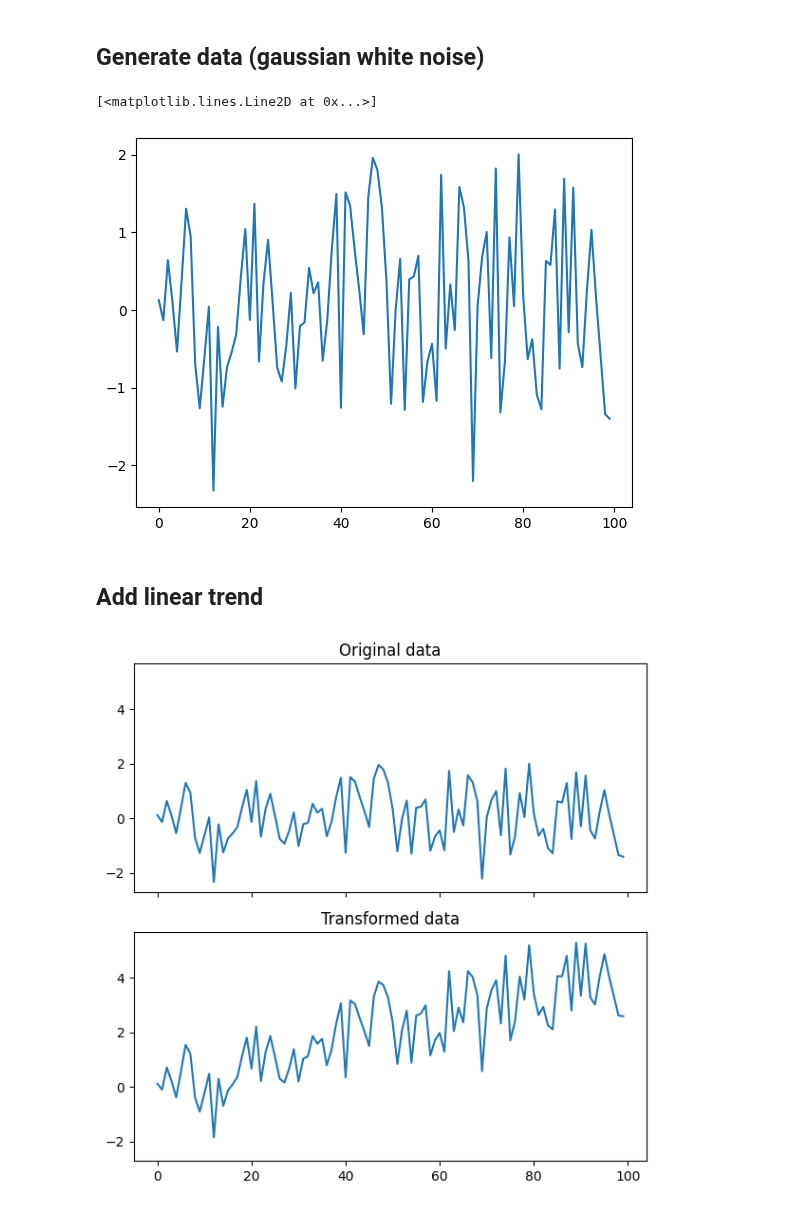
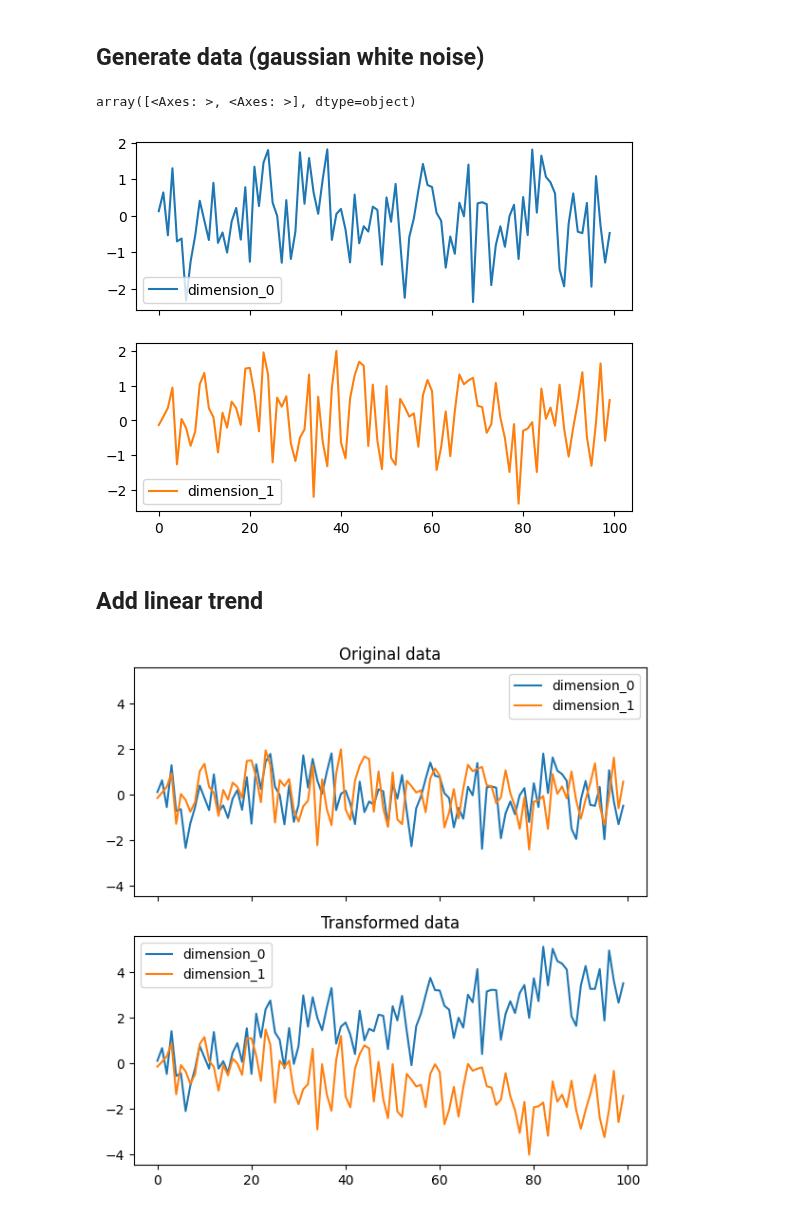
Before and after one commit to Fraunhofer-IESE/badgers, a Jupyter notebook: docs/tutorials/Trends-Time-Series.ipynb, the cells around one changed output. Saved outputs shown, nothing was run; the diff lists cells and outputs as text; code cells hidden in the pictures.

```diff
--- a/docs/tutorials/Trends-Time-Series.ipynb
+++ b/docs/tutorials/Trends-Time-Series.ipynb
@@ -13,13 +14,12 @@ rng = default_rng(seed)
 # %% [markdown]
 ## Generate data (gaussian white noise)
 # %%
-X = rng.normal(size=100)
-t = np.arange(100)
+X = pd.DataFrame(data=rng.normal(size=(100, 2)), columns=['dimension_0', 'dimension_1'])
 # %%
-plt.plot(t, X)
+X.plot(subplots=True)
 # %% [output]
-[<matplotlib.lines.Line2D at 0x...>]
+array([<Axes: >, <Axes: >], dtype=object)
-[figure, old version]
+[figure, new version]
 # %% [markdown]
 ## Add linear trend
 # %%
@@ -29,9 +29,9 @@ Xt, _ = generator.generate(X, None)
 # %%
 fig, axes = plt.subplots(2, sharex=True, sharey=True, figsize=(6,6))
-axes[0].plot(t, X)
+X.plot(ax=axes[0])
 axes[0].set_title('Original data')
-axes[1].plot(t, Xt)
+Xt.plot(ax=axes[1])
 axes[1].set_title('Transformed data')
 plt.tight_layout();
 # %% [output]
-[figure, old version]
+[figure, new version]
```
Also changed, not shown: parts of 3 cells of this notebook, 15 other files.
